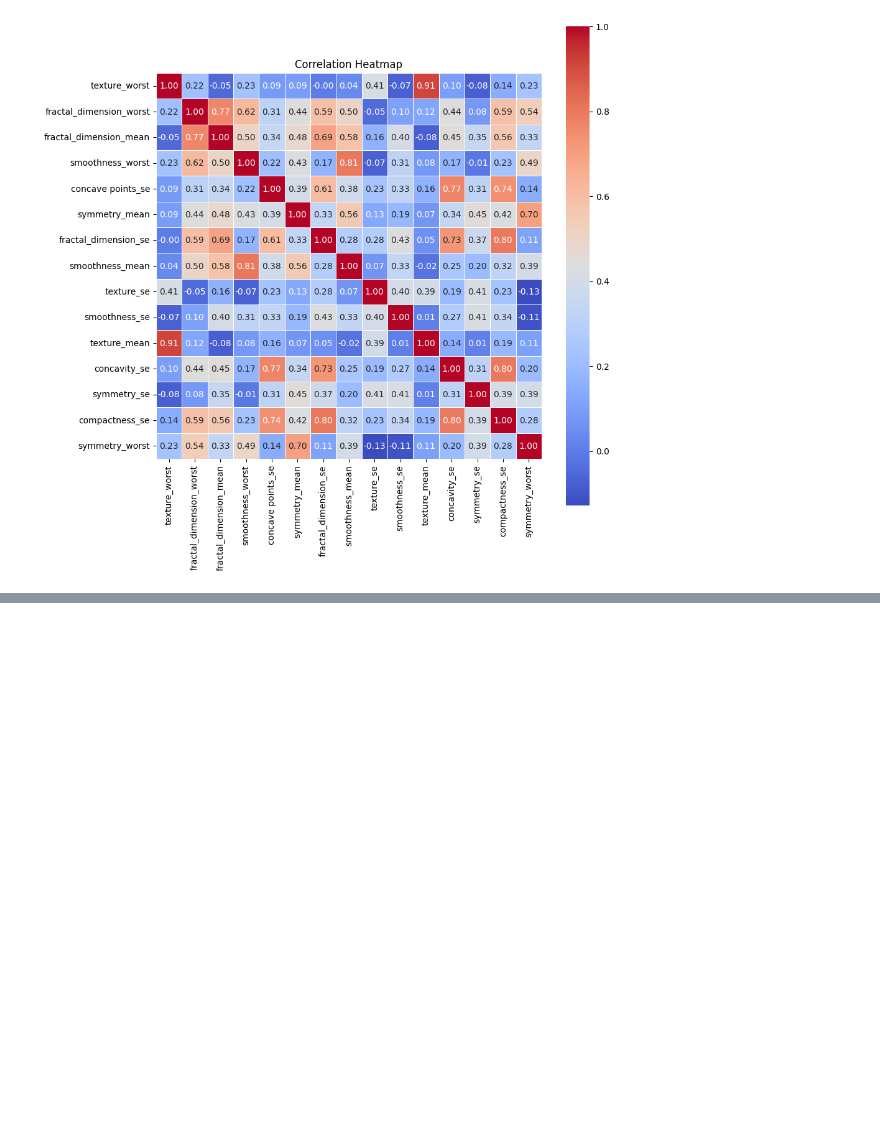
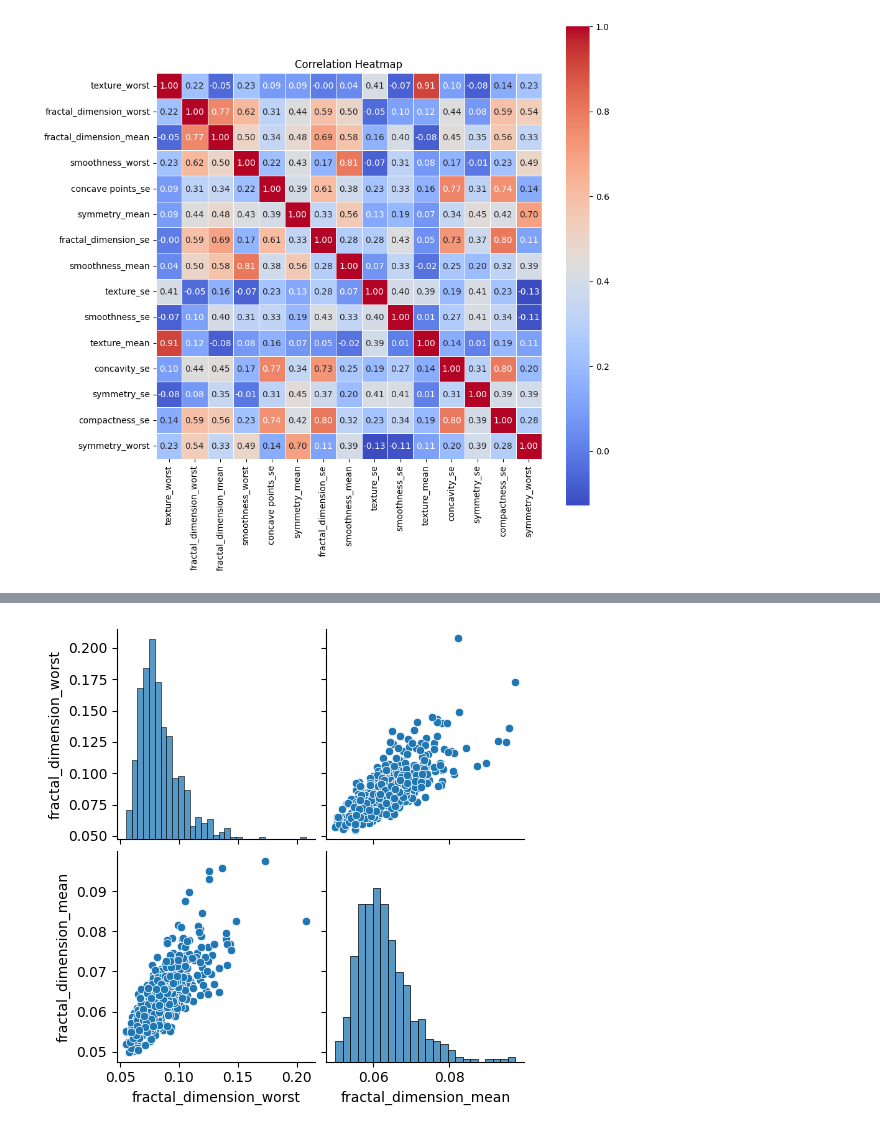
Before and after one commit to tselane2110/Breast-Cancer-Detection, a Jupyter notebook: BreastCancerPrediction.ipynb, the cells around one changed output, grey strips where cells are left out. Saved outputs shown, nothing was run; the diff lists cells and outputs as text; code cells hidden in the pictures; blank space fills up the shorter version.

```diff
--- a/BreastCancerPrediction.ipynb
+++ b/BreastCancerPrediction.ipynb
@@ -1060,0 +1071,6 @@ plt.show()
+# %%
+# to test if their relationship is linearly correlated
+sns.pairplot(g8)
+plt.show()
+# %% [output]
+[figure, added]
```
Also changed, not shown: parts of 29 cells of this notebook.
